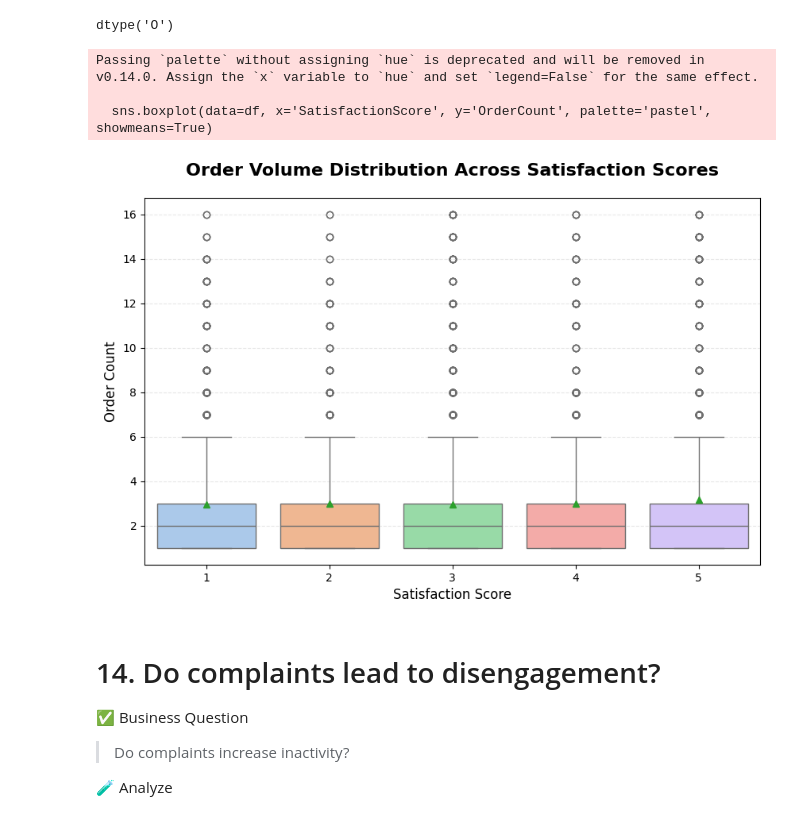
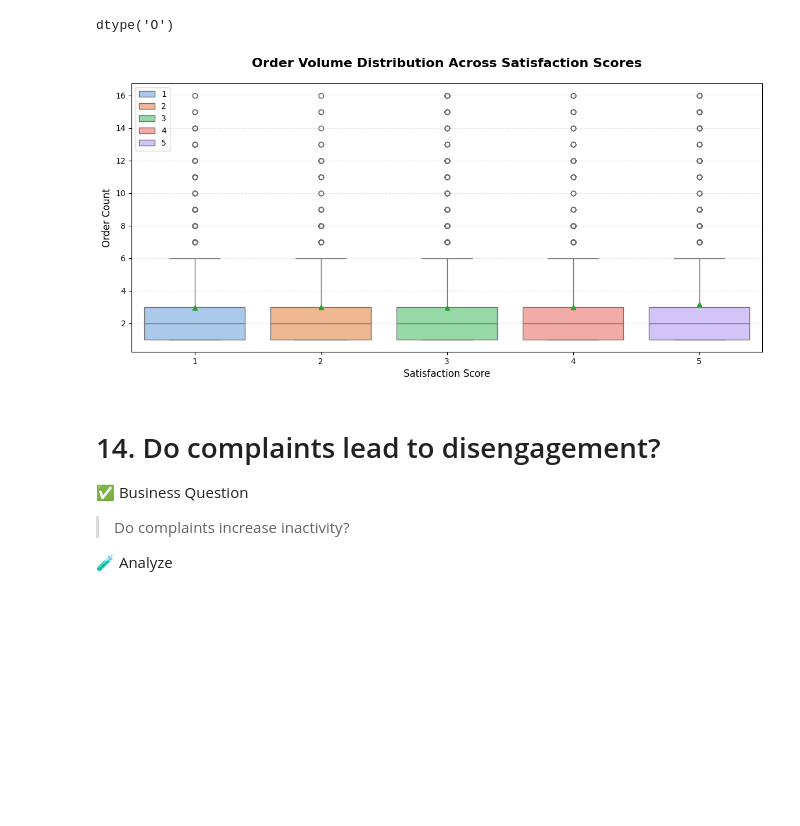
Before and after one commit to shivamtyagi577/E-commerce-Customer-End-to-End-Churn, a Jupyter notebook: Customer_Churn_Analysis_E_Commerce.ipynb, the cells around one changed output. Drawn from its saved outputs; the diff is of its cells as text; code cells hidden in the pictures; blank space fills up the shorter version.

```diff
--- a/Customer_Churn_Analysis_E_Commerce.ipynb
+++ b/Customer_Churn_Analysis_E_Commerce.ipynb
@@ -1706,20 +1706,18 @@ df_objectype['SatisfactionScore'].dtype
 # %% [output]
 dtype('O')
 # %%
-plt.figure(figsize=(10, 6))
+plt.figure(figsize=(14, 6))
 # Boxplot reveals the spread, medians, and heavy buyers (outliers) across satisfaction levels
-sns.boxplot(data=df, x='SatisfactionScore', y='OrderCount', palette='pastel', showmeans=True)
+sns.boxplot(data=df, x='SatisfactionScore', y='OrderCount', palette='pastel', hue='SatisfactionScore', showmeans=True)
 
 plt.title('Order Volume Distribution Across Satisfaction Scores', fontsize=16, fontweight='bold', pad=20)
 plt.xlabel('Satisfaction Score', fontsize=12)
 plt.ylabel('Order Count', fontsize=12)
 plt.grid(axis='y', linestyle='--', alpha=0.3)
+plt.legend(loc='upper left')
 plt.show()
 # %% [output]
-Passing `palette` without assigning `hue` is deprecated and will be removed in v0.14.0. Assign the `x` variable to `hue` and set `legend=False` for the same effect.
-
-  sns.boxplot(data=df, x='SatisfactionScore', y='OrderCount', palette='pastel', showmeans=True)
-[figure, old version]
+[figure, new version]
 # %% [markdown]
 # 14. Do complaints lead to disengagement?
 
```
Also changed, not shown: parts of 6 cells of this notebook.
